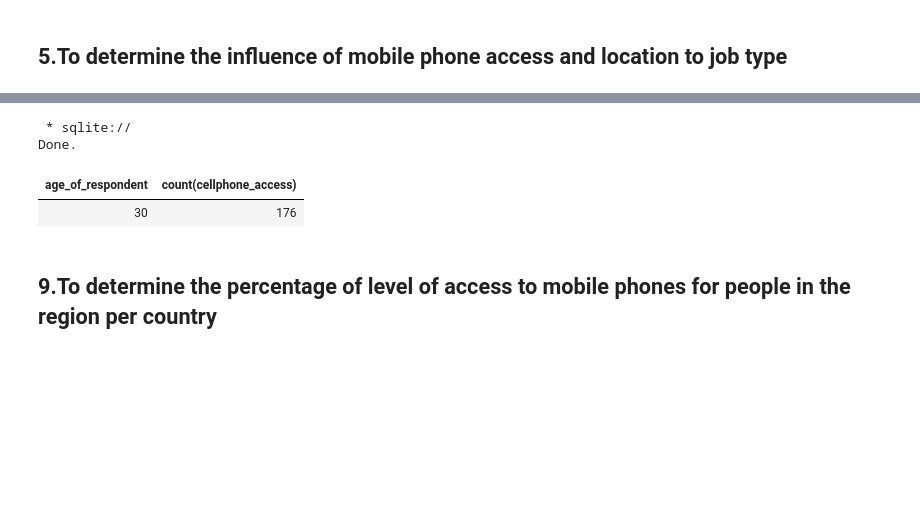
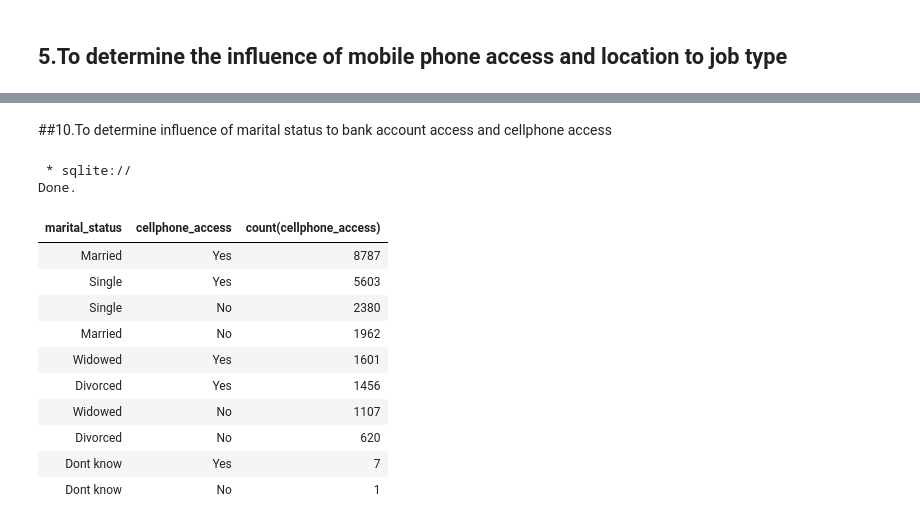
Before and after one commit to BrandonBosire/Financial-Inclusivity, a Jupyter notebook: SQL_Analysis_of_Brainy_Badgers_Financial_Inclusion.ipynb, the cells around one changed output, grey strips where cells are left out. Saved outputs shown, nothing was run; the diff lists cells and outputs as text; code cells hidden in the pictures; blank space fills up the shorter version.

```diff
--- a/SQL_Analysis_of_Brainy_Badgers_Financial_Inclusion.ipynb
+++ b/SQL_Analysis_of_Brainy_Badgers_Financial_Inclusion.ipynb
@@ -283,15 +400,22 @@ Done.
+# %% [markdown]
+##10.To determine influence of marital status to bank account access and cellphone access
 # %%
 %%sql
-select age_of_respondent, count(cellphone_access)
+select marital_status ,cellphone_access, count(cellphone_access)
 from Financial
-where cellphone_access = 'Yes' and bank_account = 'Yes'
-group by age_of_respondent
+group by marital_status,cellphone_access
 order by count(cellphone_access) desc
-limit 1
 # %% [output]
  * sqlite://
 Done.
-| age_of_respondent | count(cellphone_access) |
-| 30 | 176 |
+| marital_status | cellphone_access | count(cellphone_access) |
+| Married | Yes | 8787 |
+| Single | Yes | 5603 |
+| Single | No | 2380 |
+| Married | No | 1962 |
+| Widowed | Yes | 1601 |
+| Divorced | Yes | 1456 |
+| Widowed | No | 1107 |
+| Divorced | No | 620 |
+| Dont know | Yes | 7 |
+| Dont know | No | 1 |
-# %% [markdown]
-## 9.To determine the percentage of level of access to mobile phones for people in the region per country
```
Also changed, not shown: parts of 24 cells of this notebook.
